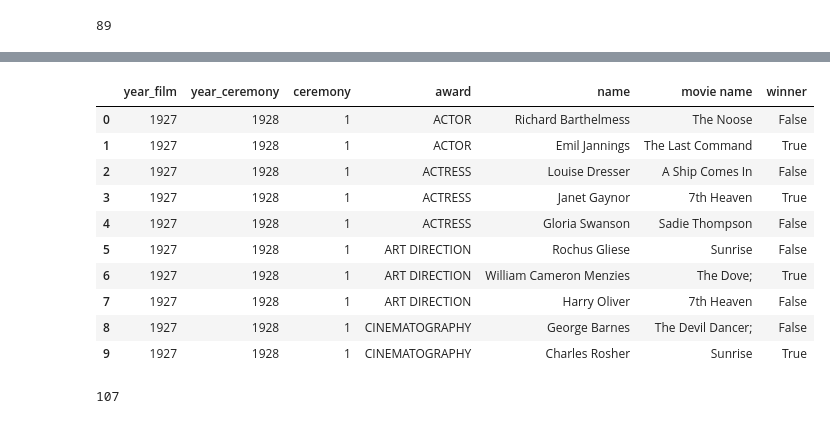
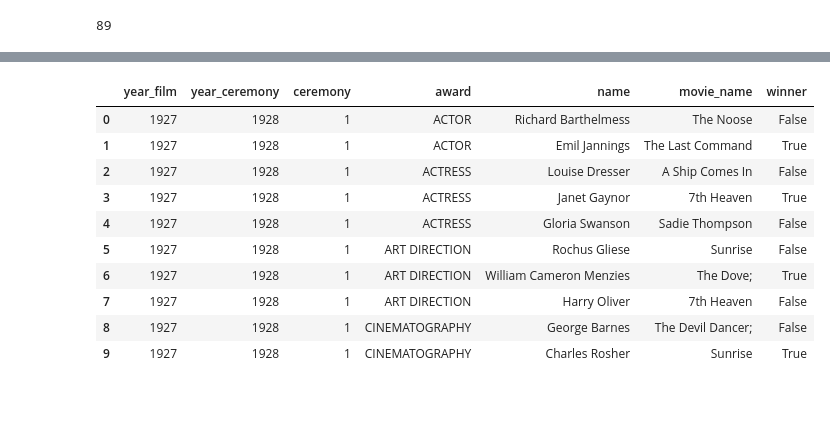
Before and after one commit to IrynaVitkovych/Project-3, a Jupyter notebook: Data Cleaning.ipynb, the cells around one changed output, grey strips where cells are left out. Cells and saved outputs as stored; diff of their text form; code cells hidden in the pictures.

```diff
--- a/Data Cleaning.ipynb
+++ b/Data Cleaning.ipynb
@@ -260,10 +258,10 @@ dtypes: bool(1), int64(3), object(3)
 memory usage: 588.4+ KB
 # %%
 # Rename column Movie Name
-oscar_data.rename(columns={'film': 'movie name', 'category': 'award'}, inplace=True)
+oscar_data.rename(columns={'film': 'movie_name', 'category': 'award'}, inplace=True)
 oscar_data.head(10)
 # %% [output]
-|  | year_film | year_ceremony | ceremony | award | name | movie name | winner |
+|  | year_film | year_ceremony | ceremony | award | name | movie_name | winner |
 | 0 | 1927 | 1928 | 1 | ACTOR | Richard Barthelmess | The Noose | False |
 | 1 | 1927 | 1928 | 1 | ACTOR | Emil Jannings | The Last Command | True |
 | 2 | 1927 | 1928 | 1 | ACTRESS | Louise Dresser | A Ship Comes In | False |
@@ -274,9 +272,3 @@ oscar_data.head(10)
 | 7 | 1927 | 1928 | 1 | ART DIRECTION | Harry Oliver | 7th Heaven | False |
 | 8 | 1927 | 1928 | 1 | CINEMATOGRAPHY | George Barnes | The Devil Dancer; | False |
 | 9 | 1927 | 1928 | 1 | CINEMATOGRAPHY | Charles Rosher | Sunrise | True |
-# %%
-# Get the number of distinct values in the category lists.
-oscar_award= oscar_data['award'].unique()
-print(len(oscar_award))
-# %% [output]
-107
```
Also changed, not shown: parts of 7 cells of this notebook, 1 other file.
